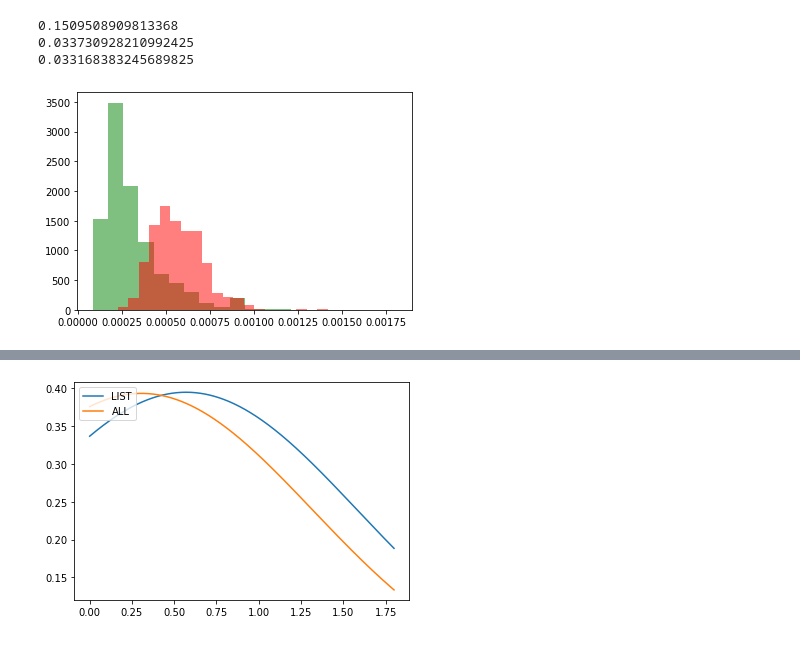
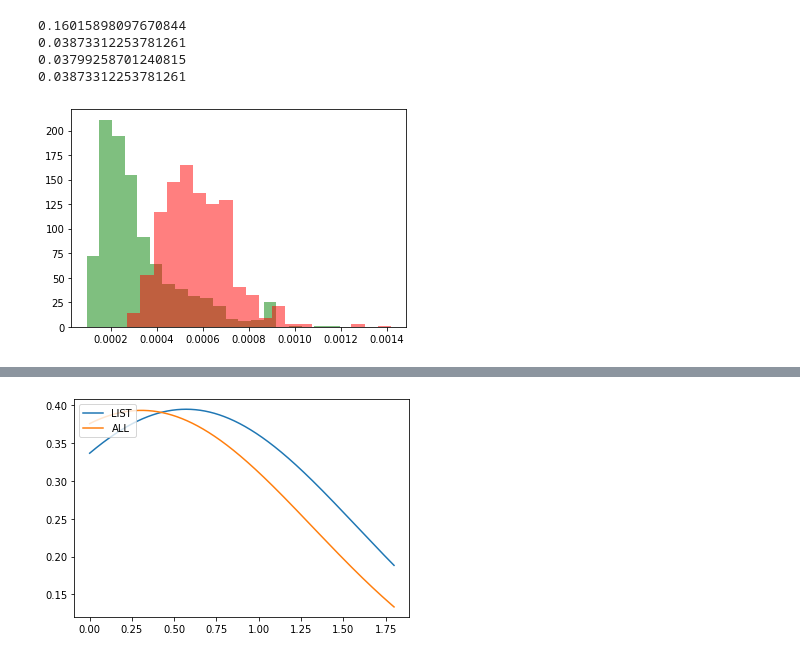
Before and after one commit to PatrickRi/controversy-detection, a Jupyter notebook: code/edge_betweenness/pdf_test.ipynb, the cells around one changed output, grey strips where cells are left out. Saved outputs shown, nothing was run; the diff lists cells and outputs as text; code cells hidden in the pictures.

```diff
--- a/code/edge_betweenness/pdf_test.ipynb
+++ b/code/edge_betweenness/pdf_test.ipynb
@@ -54,20 +56,24 @@ pd.DataFrame(eb_list).describe()
 # %%
-rd_list = eb_list[np.random.choice(len(eb_list), size=10000, replace=True)]
-rd_list_all = eb_list_all[np.random.choice(len(eb_list_all), size=10000, replace=True)]
+rd_list = eb_list[np.random.choice(len(eb_list), size=1000, replace=True)]
+rd_list_all = eb_list_all[np.random.choice(len(eb_list_all), size=1000, replace=True)]
 num_bins = 20
 # the histogram of the data
 plt.hist(rd_list_all, num_bins, color='green', alpha=0.5, label='All edges')
 plt.hist(rd_list, num_bins, color='red', alpha=0.5, label='Edges on the cut')
 print(stats.entropy(rd_list, rd_list_all))
 rd_list.sort()
 rd_list_all.sort()
 print(stats.entropy(rd_list, rd_list_all))
 print(1-np.exp(-1.0 * stats.entropy(rd_list, rd_list_all)))
+rd_list_1000 = [x*10000 for x in rd_list]
+rd_list_all_1000 = [x*10000 for x in rd_list_all]
+print(stats.entropy(rd_list, rd_list_all))
 # %% [output]
-0.1509508909813368
-0.033730928210992425
-0.033168383245689825
+0.16015898097670844
+0.03873312253781261
+0.03799258701240815
+0.03873312253781261
-[figure, old version]
+[figure, new version]
 # %%
 def getKDESamples(input):
     kde_sample = KernelDensity().fit(input)
```
Also changed, not shown: parts of 4 cells of this notebook, 22 other files.
